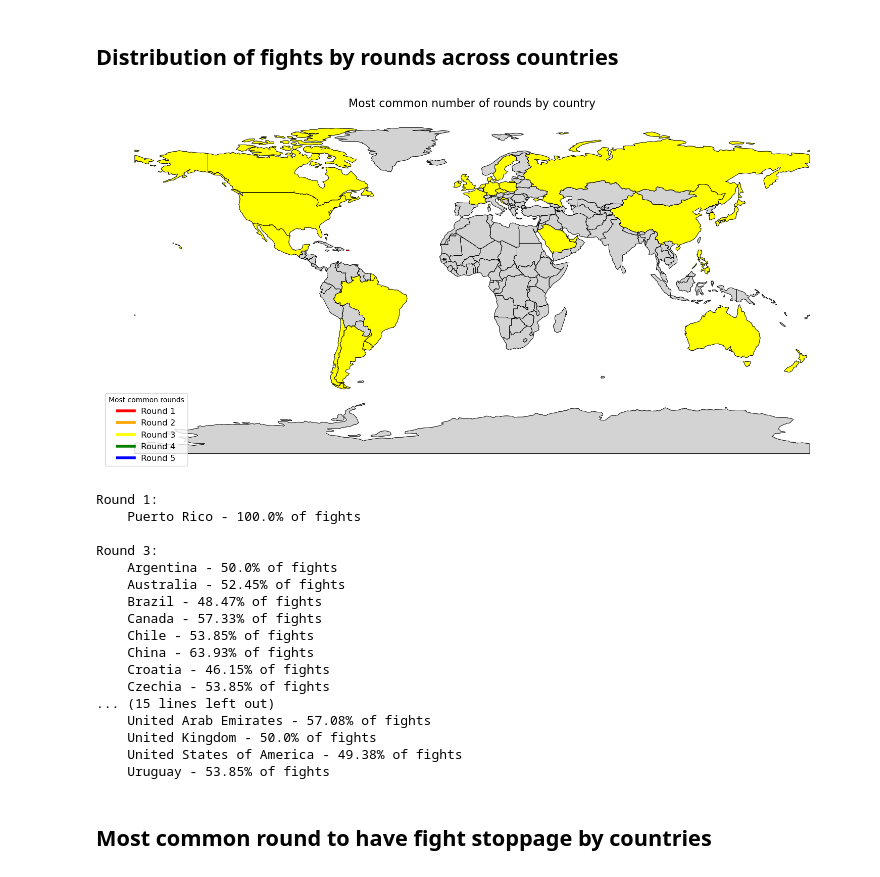
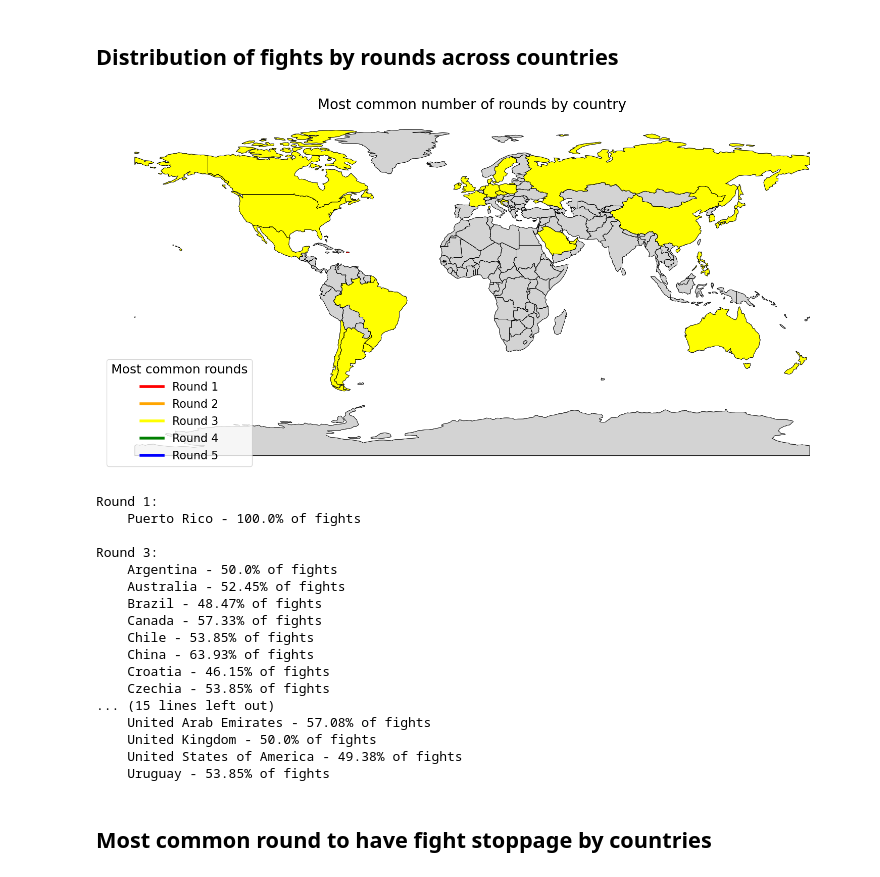
Before and after one commit to lucijaaleksic/dopp, a Jupyter notebook: Question_4.ipynb, the cells around one changed output. Cells and saved outputs as stored; diff of their text form; code cells hidden in the pictures.

```diff
--- a/Question_4.ipynb
+++ b/Question_4.ipynb
@@ -229,36 +242,43 @@ most_common_rounds["country"] = most_common_rounds["country"].replace(
 world = gpd.read_file("shapefiles/ne_110m_admin_0_countries.shp")
 world = world.merge(most_common_rounds, how="left", left_on="NAME", right_on="country")
 round_colors = {
     1: "red",
     2: "orange",
     3: "yellow",
     4: "green",
     5: "blue",
 }
 world["color"] = world["round"].map(round_colors).fillna("lightgray")
 fig, ax = plt.subplots(1, 1, figsize=(15, 10))
 world.boundary.plot(ax=ax, linewidth=0.5, edgecolor="black")
 world.plot(ax=ax, color=world["color"], edgecolor="black", linewidth=0.5)
 handles = [plt.Line2D([0], [0], color=color, lw=4) for color in round_colors.values()]
 labels = [f"Round {round_num}" for round_num in round_colors.keys()]
-plt.legend(handles, labels, title="Most common rounds", loc="lower left", fontsize=12)
-plt.title("Most common number of rounds by country", fontsize=16)
+plt.legend(
+    handles,
+    labels,
+    title="Most common rounds",
+    loc="lower left",
+    fontsize=16,
+    title_fontsize=18,
+)
+plt.title("Most common number of rounds by country", fontsize=20)
 plt.axis("off")
 plt.tight_layout()
 plt.show()
 
 grouped_rounds = most_common_rounds.sort_values(
     by=["round", "country"], ascending=[True, True]
 )
 
 current_round = None
 for idx, row in grouped_rounds.iterrows():
     if row["round"] != current_round:
         current_round = row["round"]
         print(f"\nRound {current_round}:")
     print(f"    {row['country']} - {row['percentage']}% of fights")
 # %% [output]
-[figure, old version]
+[figure, new version]
 Round 1:
     Puerto Rico - 100.0% of fights
 
```
Also changed, not shown: parts of 5 cells of this notebook.
